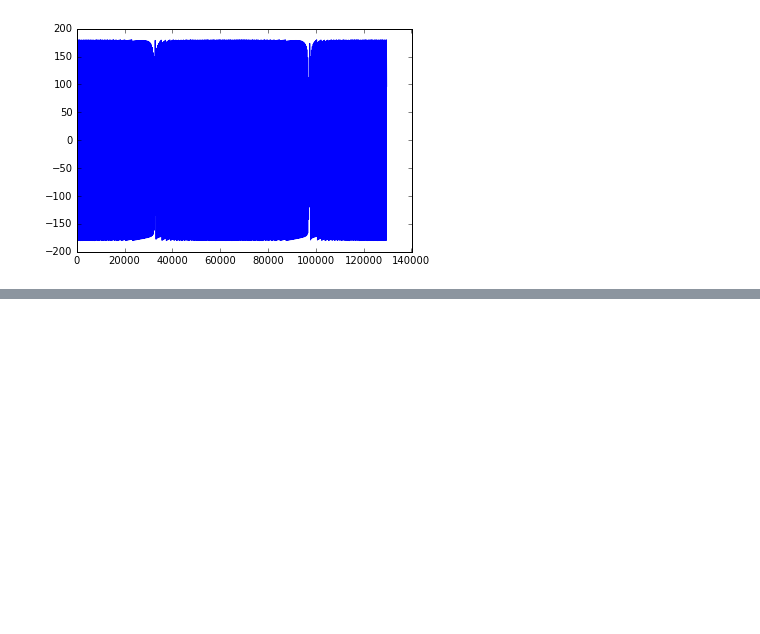
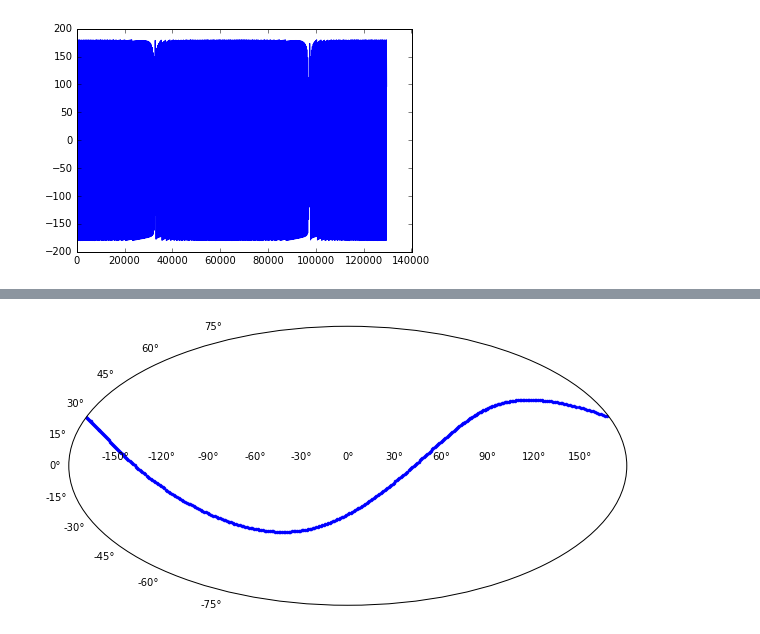
Before and after one commit to words-sdsc/edX, a Jupyter notebook: astro_example.ipynb, the cells around one changed output, grey strips where cells are left out. Saved outputs shown, nothing was run; the diff lists cells and outputs as text; code cells hidden in the pictures; blank space fills up the shorter version.

```diff
--- a/astro_example.ipynb
+++ b/astro_example.ipynb
@@ -280,5 +282,7 @@ plt.plot(np.degrees(l))
 # %%
-fig = plt.figure(figsize=(10,20))
+def create_scanning_ring_figure(num):
+    fig = plt.figure(figsize=(10,20))
 
-ax = fig.add_subplot(111, projection="mollweide")
-plt.plot(l[:360], b[:360], '.')
+    ax = fig.add_subplot(111, projection="mollweide")
+    section = slice(360*num, 360*(num+1))
+    plt.plot(l[section], b[section], '.')
@@ -287,0 +293,4 @@ plt.plot(l[:360], b[:360], '.')
+# %%
+create_scanning_ring_figure(20)
+# %% [output]
+[figure, added]
```
Also changed, not shown: parts of 19 cells of this notebook.
